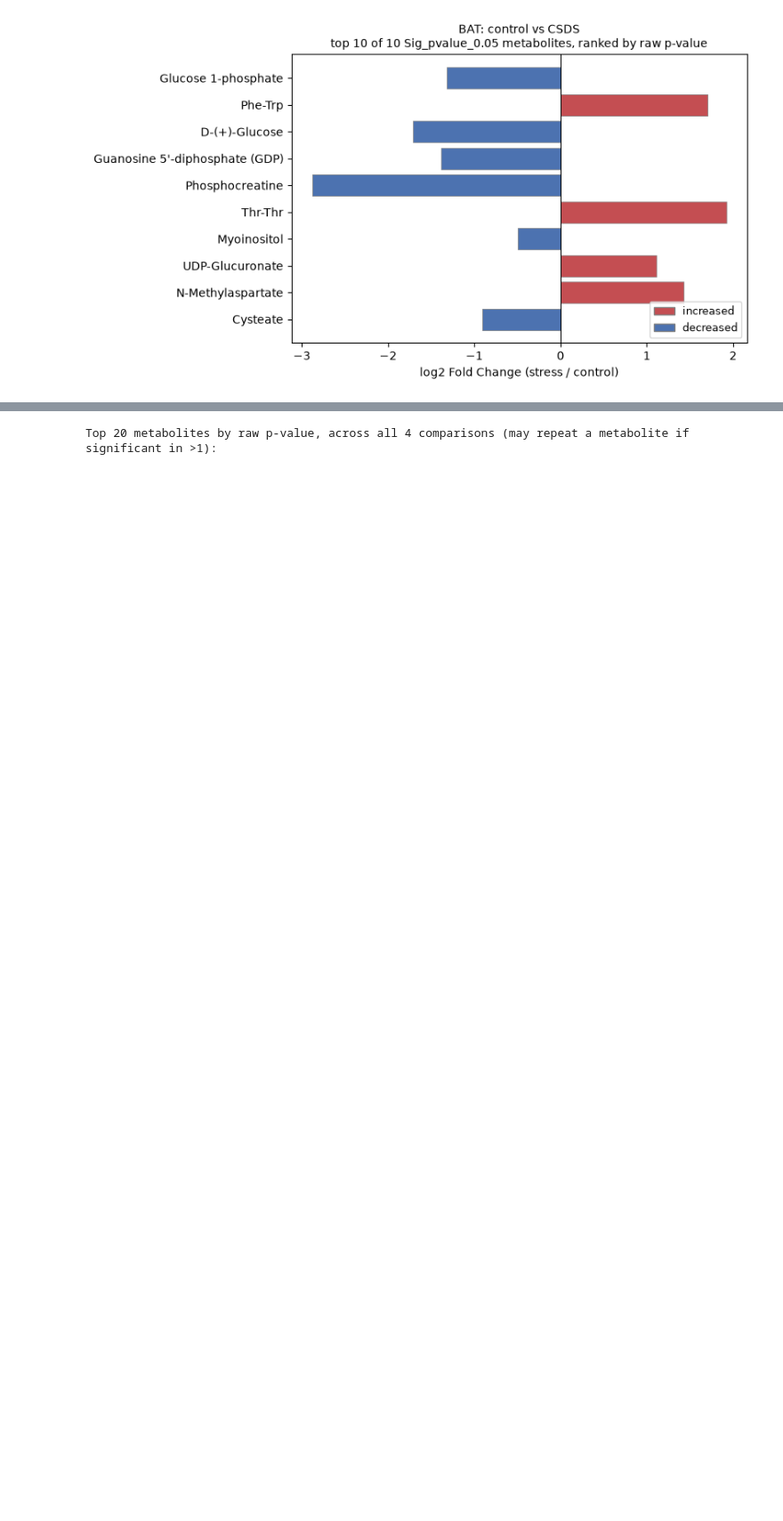
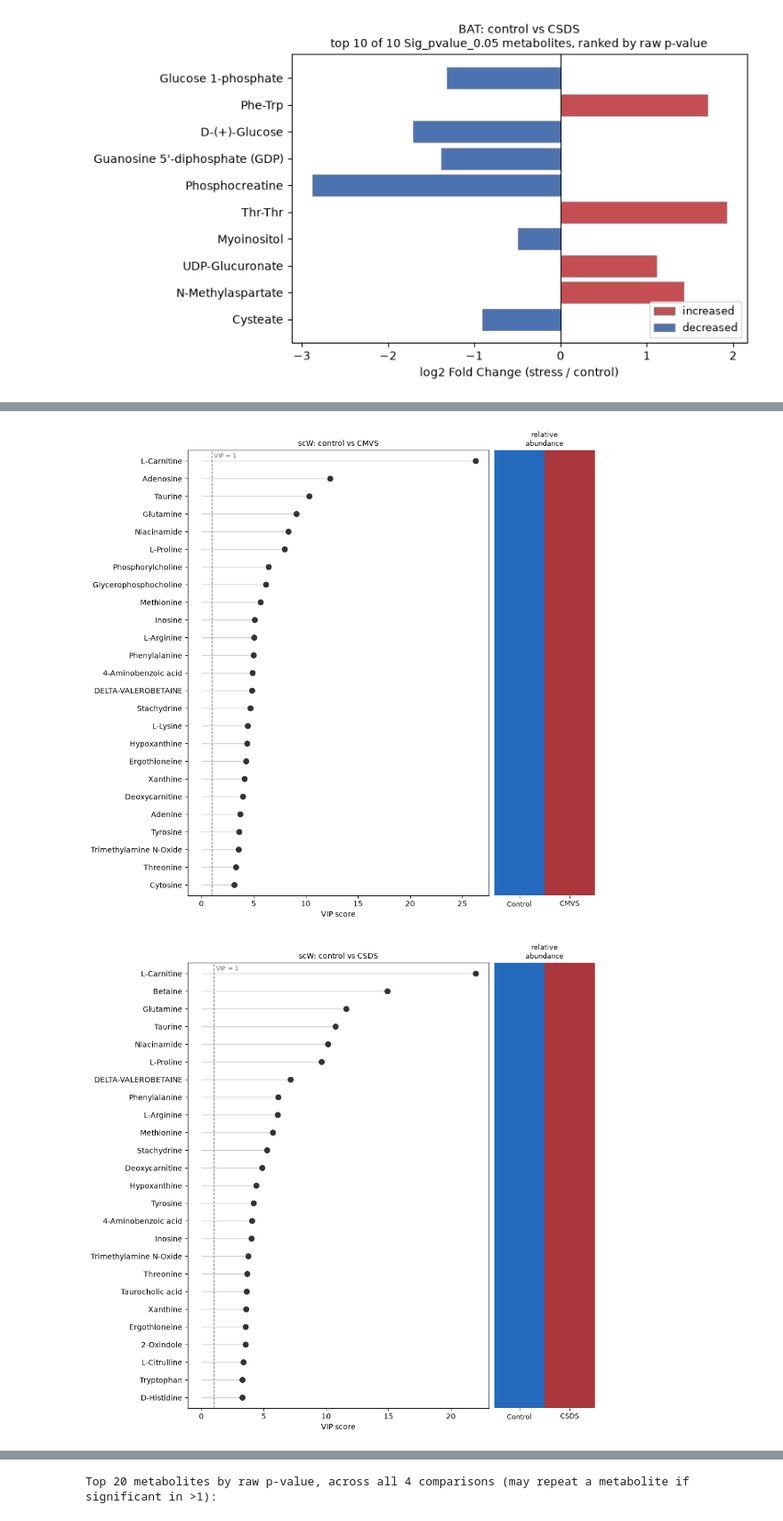
Before and after one commit to jovitaand/The-Effects-of-Stress-in-Gene-Expression-in-Adipose-Tissues, a Jupyter notebook: metabolomics_enrichment_analysis/notebooks/metabolomics_enrichment_pathway_analysis.ipynb, the cells around one changed output, grey strips where cells are left out. Shown at 89% size. Saved outputs shown, nothing was run; the diff lists cells and outputs as text; code cells hidden in the pictures; blank space fills up the shorter version.

```diff
--- a/metabolomics_enrichment_analysis/notebooks/metabolomics_enrichment_pathway_analysis.ipynb
+++ b/metabolomics_enrichment_analysis/notebooks/metabolomics_enrichment_pathway_analysis.ipynb
@@ -1167,0 +1189,73 @@ for tissue, case in COMPARISONS:
+# %%
+def create_vip_dot_plot(df, table, tissue, case, title, save_stub, top_n=TOP_N_BAR):
+    sig_table = table[table["Sig_pvalue_0.05"]]
+    if len(sig_table) == 0:
+        print(f"No Sig_pvalue_0.05 metabolites for '{title}' -- no VIP plot drawn (correct, verified result).")
+        return
+    if sig_table["VIP"].isna().all():
+        print(f"No VIP scores available for '{title}' -- no VIP plot drawn.")
+        return
+
+    # Highest VIP first, then reversed so the highest VIP ends up at the TOP
+    # of the horizontal plot (barh/scatter plot row 0 is the bottom row).
+    ranked = sig_table.nlargest(top_n, "VIP").iloc[::-1]
+    idx = ranked.index
+    n = len(ranked)
+    y_pos = np.arange(n)
+
+    stress_col = f"Group Area: {tissue}_Aq_{case}"
+    control_col = f"Group Area: {tissue}_Aq_control"
+    mean_control = np.log2(df.loc[idx, control_col].astype(float))
+    mean_stress = np.log2(df.loc[idx, stress_col].astype(float))
+
+    # Heat-strip colour is relative *within each metabolite's own row* (0-1
+    # min-max across just its two group means) -- this sets colour only,
+    # it has no effect on the VIP score or the ranking above.
+    row_min = np.minimum(mean_control, mean_stress)
+    row_max = np.maximum(mean_control, mean_stress)
+    span = (row_max - row_min).replace(0, np.nan)
+    norm_control = ((mean_control - row_min) / span).fillna(0.5).values
+    norm_stress = ((mean_stress - row_min) / span).fillna(0.5).values
+
+    fig, (ax_dot, ax_heat) = plt.subplots(
+        1, 2, figsize=(9.5, max(3, 0.32 * n + 1.2)), layout="constrained",
+        gridspec_kw={"width_ratios": [3, 1]},
+    )
+
+    ax_dot.hlines(y_pos, 0, ranked["VIP"], color="#cccccc", linewidth=1, zorder=1)
+    ax_dot.scatter(ranked["VIP"], y_pos, color="#333333", s=50, zorder=3)
+    ax_dot.axvline(1.0, linestyle="--", color="grey", linewidth=1)
+    ax_dot.annotate("VIP = 1", xy=(1.0, 1.0), xycoords=("data", "axes fraction"),
+                     xytext=(3, -4), textcoords="offset points", fontsize=8, color="dimgrey", va="top")
+    ax_dot.set_yticks(y_pos)
+    ax_dot.set_yticklabels(ranked["Metabolite"].astype(str).str.slice(0, 35))
+    ax_dot.set_ylim(-0.6, n - 0.4)
+    ax_dot.set_xlabel("VIP score")
+    ax_dot.set_title(title, fontsize=10)
+
+    cmap = sns.color_palette("vlag", as_cmap=True)
+    heat = np.column_stack([norm_control, norm_stress])
+    ax_heat.imshow(heat, cmap=cmap, aspect="auto", vmin=0, vmax=1,
+                    extent=[0, 2, -0.6, n - 0.4], origin="lower")
+    ax_heat.set_xticks([0.5, 1.5])
+    ax_heat.set_xticklabels(["Control", case], fontsize=9)
+    ax_heat.set_yticks([])
+    ax_heat.set_ylim(-0.6, n - 0.4)
+    ax_heat.set_title("relative\nabundance", fontsize=9)
+    for spine in ax_heat.spines.values():
+        spine.set_visible(False)
+
+    fig.savefig(os.path.join(FIGURES_DIR, "top_metabolites", f"{save_stub}.png"), dpi=200, facecolor="white")
+    fig.savefig(os.path.join(FIGURES_DIR, "top_metabolites", f"{save_stub}.svg"), facecolor="white")
+    plt.show()
+
+
+for tissue, case in COMPARISONS:
+    create_vip_dot_plot(
+        annotation_clean, comparison_tables[(tissue, case)], tissue, case,
+        f"{tissue}: control vs {case}",
+        f"vip_plot_{tissue}_{case}",
+    )
+# %% [output]
+[figure, added]
+[figure, added]
```
Also changed, not shown: parts of 5 cells of this notebook, 47 other files.
